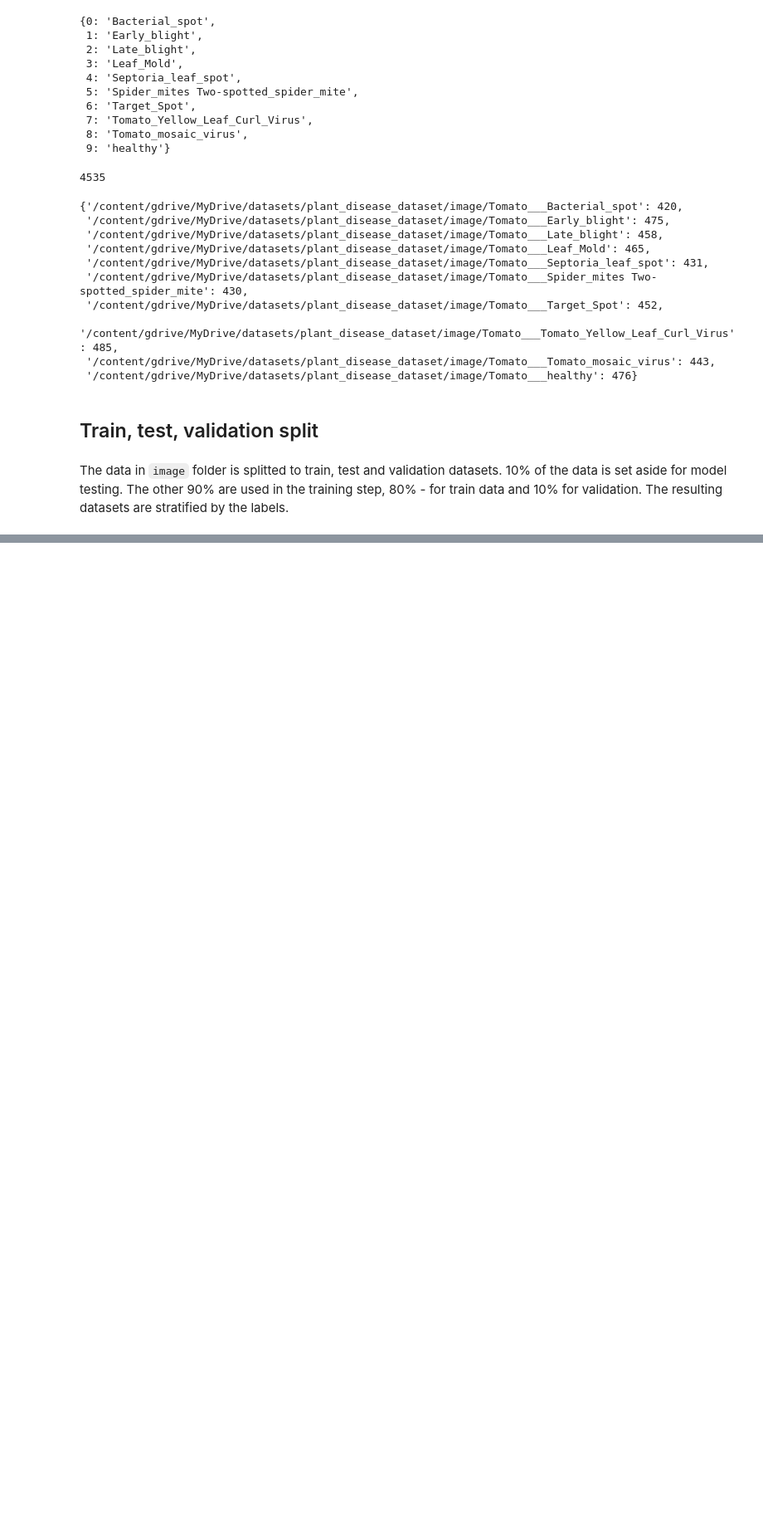
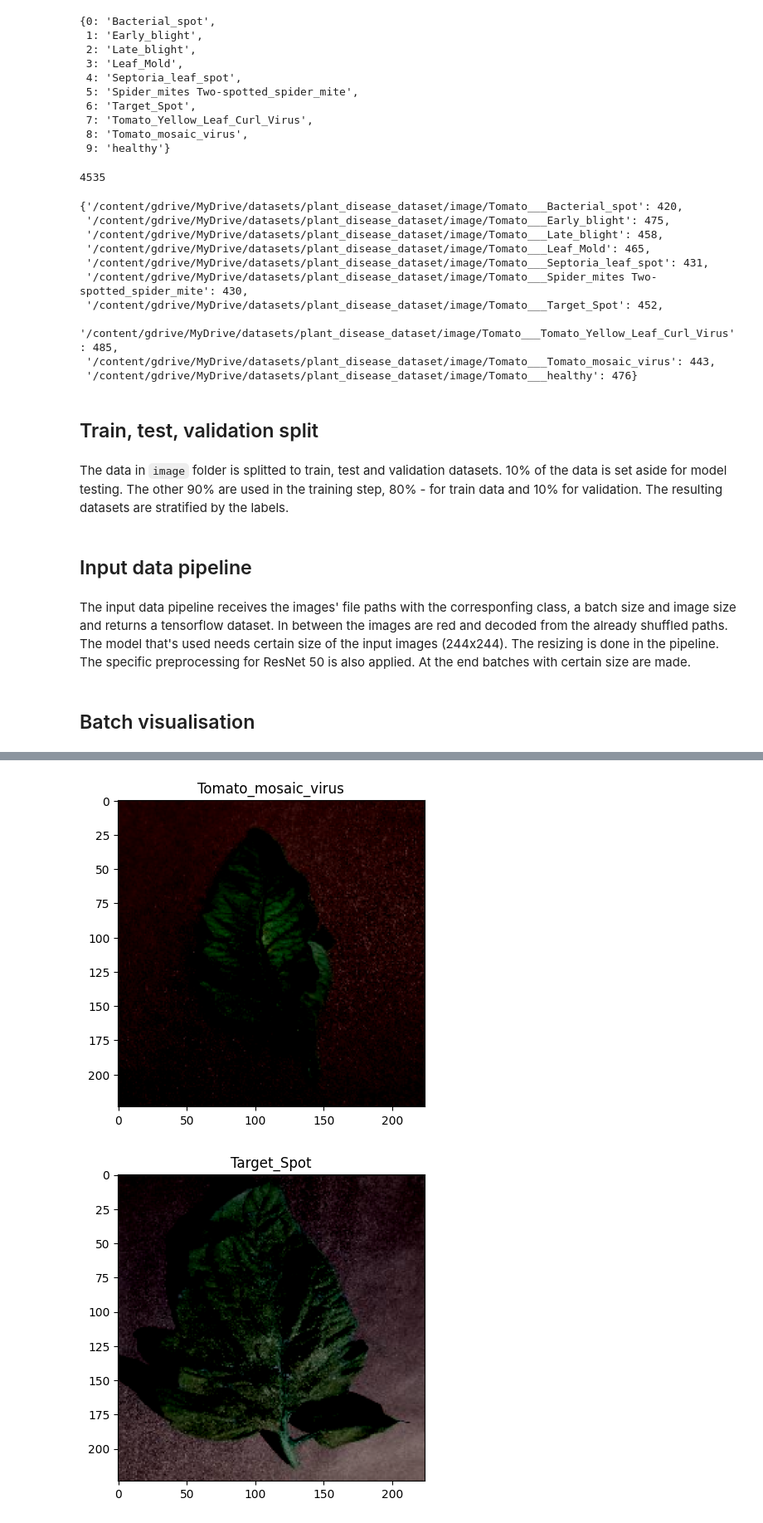
Before and after one commit to Ivelina-Z/Plant-disease-detection, a Jupyter notebook: plant_disease_classification.ipynb, the cells around one changed output, grey strips where cells are left out. Shown at 83% size. Cells and saved outputs as stored; diff of their text form; code cells hidden in the pictures; blank space fills up the shorter version.

Commit message:
Input data pipeline and batch visualisation

```diff
--- a/plant_disease_classification.ipynb
+++ b/plant_disease_classification.ipynb
@@ -40,3 +44,34 @@ def get_folder_paths(directory):
+# %%
+def read_image(image_filename, image_class):
+  image_result = tf.io.read_file(image_filename)
+  image = tf.image.decode_jpeg(image_result, channels=3)
+  image_resized = tf.image.resize(image, IMAGE_SIZE)
+  image_preprocessed = resnet50.preprocess_input(image_resized)
+  return image_preprocessed, image_class
+# %%
+def create_tf_dataset(data: tuple, batch_size, image_size):
+  """
+    This function creates tf Dataset from input data with the specified batch_size
+    and resizes the images, according to the image_size argument.
+    The input data should be a tuple with image filename and image class.
+  """
+
+  def read_image(image_filename, image_class):
+    image_result = tf.io.read_file(image_filename)
+    image = tf.image.decode_jpeg(image_result, channels=3)
+
+    image_resized = tf.image.resize(image, IMAGE_SIZE)
+
+    image_preprocessed = resnet50.preprocess_input(image_resized)
+    return image_preprocessed, image_class
+
+  tf_dataset = tf.data.Dataset \
+    .from_tensor_slices(data) \
+    .shuffle(len(files_train)) \
+    .map(read_image) \
+    .batch(batch_size)
+
+  return tf_dataset
 # %% [markdown]
 ## Set TensorBoard
 # %%
@@ -159,3 +197,24 @@ assert len(files_val) == len(classes_val)
 assert(not set(classes_train).difference(set(class_names.keys())))
 assert(not set(classes_test).difference(set(class_names.keys())))
 assert(not set(classes_val).difference(set(class_names.keys())))
+# %% [markdown]
+## Input data pipeline
+# %% [markdown]
+The input data pipeline receives the images' file paths with the corresponfing class, a batch size and image size and returns a tensorflow dataset.
+In between the images are red and decoded from the already shuffled paths. The model that's used needs certain size of the input images (244x244). The resizing is done in the pipeline. The specific preprocessing for ResNet 50 is also applied. At the end batches with certain size are made.
+# %%
+IMAGE_SIZE = [224, 224]
+BATCH_SIZE = 4
+# %%
+train_data = create_tf_dataset((files_train, classes_train), BATCH_SIZE, IMAGE_SIZE)
+val_data = create_tf_dataset((files_val, classes_val), BATCH_SIZE, IMAGE_SIZE)
+test_data = create_tf_dataset((files_test, classes_test), BATCH_SIZE, IMAGE_SIZE)
+# %% [markdown]
+## Batch visualisation
+# %%
+for el in train_data.take(1):
+  for idx in range(BATCH_SIZE):
+    plt.figure()
+    plt.imshow(el[0][idx].numpy() / 255.0)
+    plt.title(class_names[el[1][idx].numpy()])
+# %% [output]
@@ -161,0 +225,2 @@ assert(not set(classes_val).difference(set(class_names.keys())))
+[figure, added]
+[figure, added]
```
Also changed, not shown: parts of 5 cells of this notebook.
